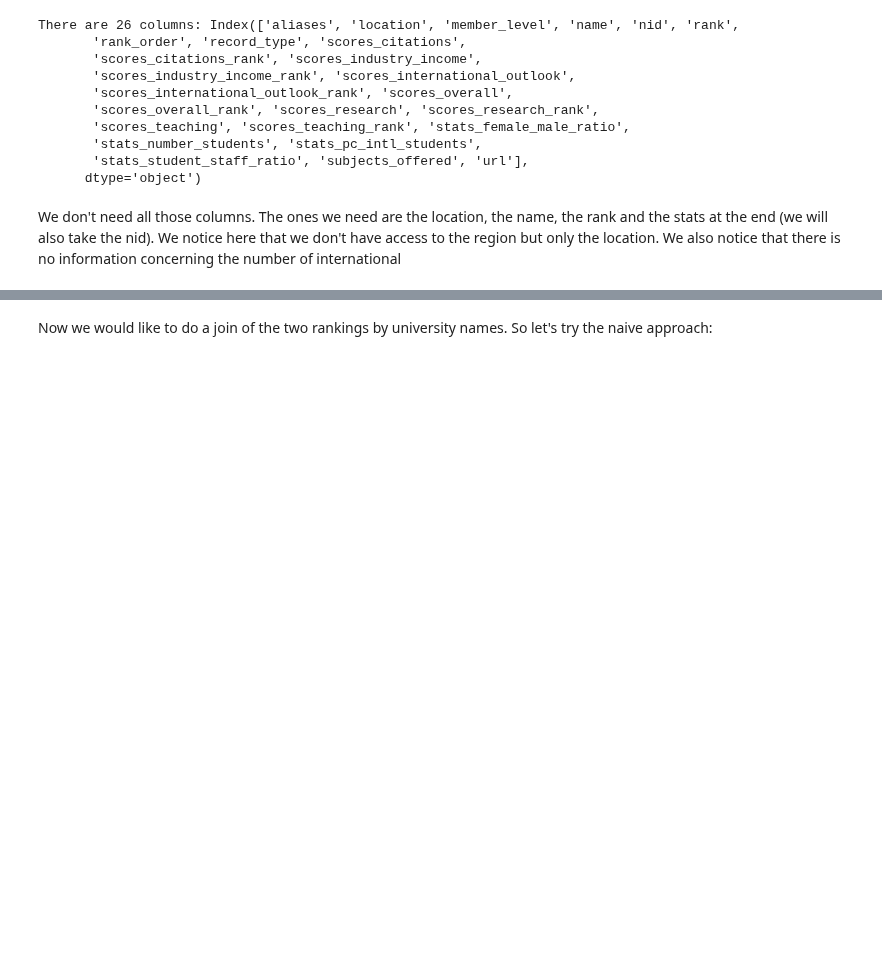
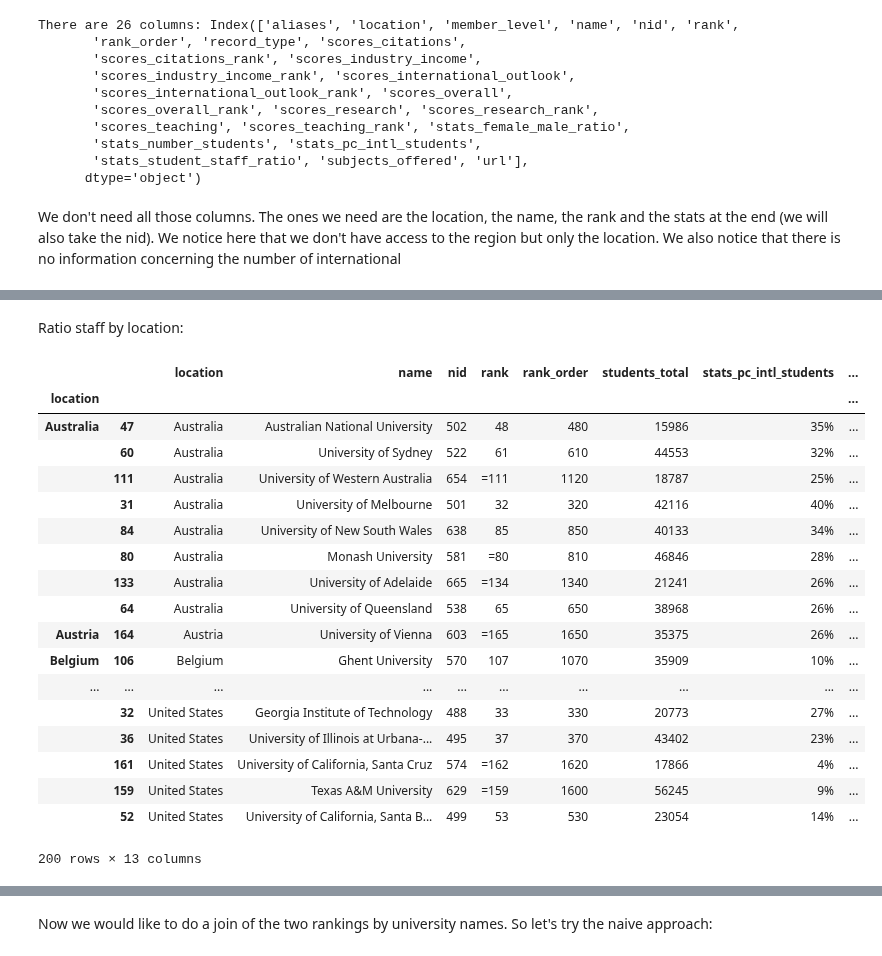
Before and after one commit to Victor-Palacios/epfl_ada, a Jupyter notebook: hw2/Homework_2.ipynb, the cells around one changed output, grey strips where cells are left out. Cells and saved outputs as stored; diff of their text form; code cells hidden in the pictures; blank space fills up the shorter version.

```diff
--- a/hw2/Homework_2.ipynb
+++ b/hw2/Homework_2.ipynb
@@ -453,0 +509,24 @@ times_dataframe
+# %% [markdown]
+Ratio staff by location:
+# %%
+times_dataframe_ratio_staff.groupby('location').apply(pd.DataFrame.sort_values, 'stats_student_staff_ratio')
+# %% [output]
+|  |  | location | name | nid | rank | rank_order | students_total | stats_pc_intl_students | ... |
+| location |  |  |  |  |  |  |  |  | ... |
+| Australia | 47 | Australia | Australian National University | 502 | 48 | 480 | 15986 | 35% | ... |
+|  | 60 | Australia | University of Sydney | 522 | 61 | 610 | 44553 | 32% | ... |
+|  | 111 | Australia | University of Western Australia | 654 | =111 | 1120 | 18787 | 25% | ... |
+|  | 31 | Australia | University of Melbourne | 501 | 32 | 320 | 42116 | 40% | ... |
+|  | 84 | Australia | University of New South Wales | 638 | 85 | 850 | 40133 | 34% | ... |
+|  | 80 | Australia | Monash University | 581 | =80 | 810 | 46846 | 28% | ... |
+|  | 133 | Australia | University of Adelaide | 665 | =134 | 1340 | 21241 | 26% | ... |
+|  | 64 | Australia | University of Queensland | 538 | 65 | 650 | 38968 | 26% | ... |
+| Austria | 164 | Austria | University of Vienna | 603 | =165 | 1650 | 35375 | 26% | ... |
+| Belgium | 106 | Belgium | Ghent University | 570 | 107 | 1070 | 35909 | 10% | ... |
+| ... | ... | ... | ... | ... | ... | ... | ... | ... | ... |
+|  | 32 | United States | Georgia Institute of Technology | 488 | 33 | 330 | 20773 | 27% | ... |
+|  | 36 | United States | University of Illinois at Urbana-... | 495 | 37 | 370 | 43402 | 23% | ... |
+|  | 161 | United States | University of California, Santa Cruz | 574 | =162 | 1620 | 17866 | 4% | ... |
+|  | 159 | United States | Texas A&M University | 629 | =159 | 1600 | 56245 | 9% | ... |
+|  | 52 | United States | University of California, Santa B... | 499 | 53 | 530 | 23054 | 14% | ... |
+200 rows × 13 columns
```
Also changed, not shown: parts of 38 cells of this notebook.
